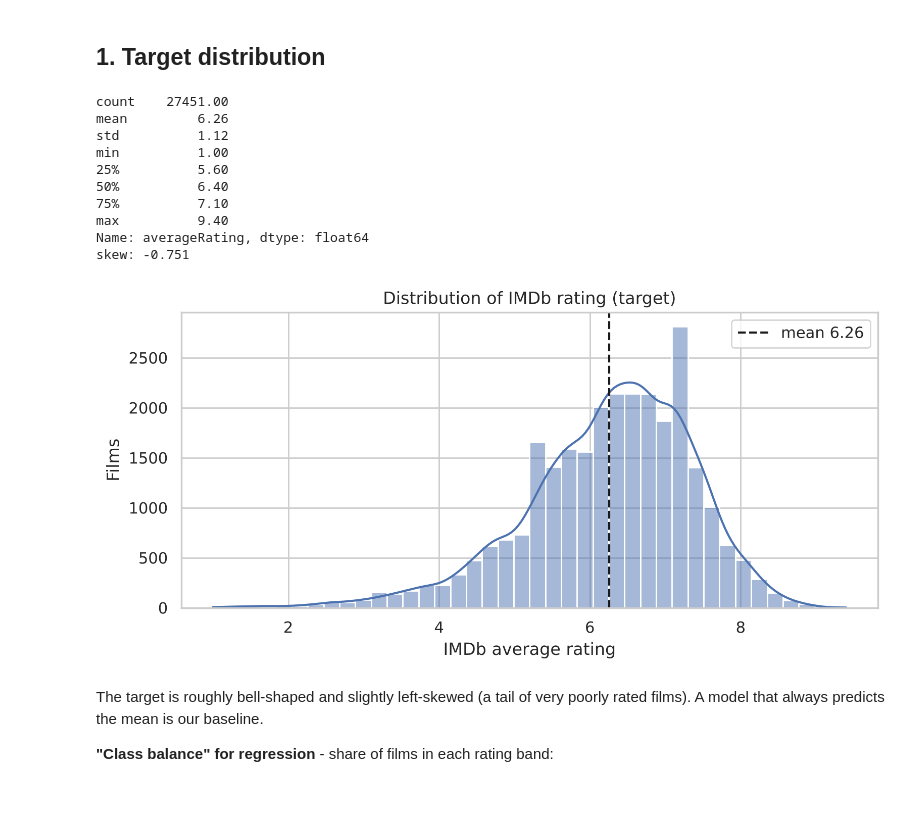
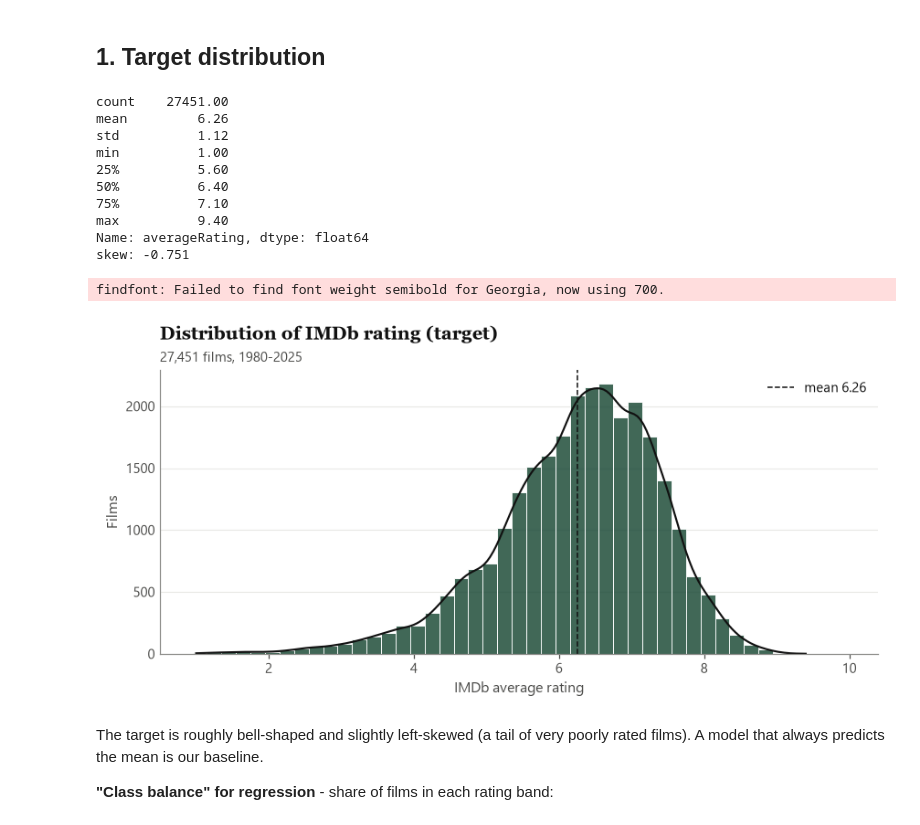
Before and after one commit to OwaisKamran/CineScore, a Jupyter notebook: notebooks/01_eda.ipynb, the cells around one changed output. Saved outputs shown, nothing was run; the diff lists cells and outputs as text; code cells hidden in the pictures; blank space fills up the shorter version.

```diff
--- a/notebooks/01_eda.ipynb
+++ b/notebooks/01_eda.ipynb
@@ -16,7 +16,9 @@ import seaborn as sns
 ROOT = Path.cwd().parent if Path.cwd().name == "notebooks" else Path.cwd()
 FIG = ROOT / "reports" / "figures"
 FIG.mkdir(parents=True, exist_ok=True)
-sns.set_theme(style="whitegrid", context="notebook")
+from cinescore_style import ACCENT, BOX, GREY, INK, LIGHT, MUTED, apply_style, title
+
+apply_style()  # one shared chart style (same colours as the web apps), see cinescore_style.py
 
 df = pd.read_parquet(ROOT / "data" / "processed" / "features.parquet")
 print(df.shape)
@@ -34,24 +36,28 @@ def save(name):
 # %%
 print(df.averageRating.describe().round(2))
 print("skew:", round(df.averageRating.skew(), 3))
 fig, ax = plt.subplots(figsize=(8, 4))
-sns.histplot(df.averageRating, bins=40, kde=True, ax=ax)
-ax.axvline(df.averageRating.mean(), color="k", ls="--", label=f"mean {df.averageRating.mean():.2f}")
-ax.set(title="Distribution of IMDb rating (target)", xlabel="IMDb average rating", ylabel="Films")
+# 0.2-wide bins aligned to the one-decimal ratings (equal-width bins would catch 2 or 3 values unevenly)
+sns.histplot(df.averageRating, bins=np.arange(0.95, 10.05, 0.2), kde=True, ax=ax, color=ACCENT, alpha=.85)
+ax.lines[0].set(color=INK, linewidth=1.4)  # density curve in ink
+ax.axvline(df.averageRating.mean(), color=INK, ls="--", lw=1, label=f"mean {df.averageRating.mean():.2f}")
+title(ax, "Distribution of IMDb rating (target)", f"{len(df):,} films, 1980-2025")
+ax.set(xlabel="IMDb average rating", ylabel="Films")
 ax.legend()
 save("01_target_distribution")
 # %% [output]
 count    27451.00
 mean         6.26
 std          1.12
 min          1.00
 25%          5.60
 50%          6.40
 75%          7.10
 max          9.40
 Name: averageRating, dtype: float64
 skew: -0.751
+findfont: Failed to find font weight semibold for Georgia, now using 700.
-[figure, old version]
+[figure, new version]
 # %% [markdown]
 The target is roughly bell-shaped and slightly left-skewed (a tail of very poorly rated films).
 A model that always predicts the mean is our baseline.
```
Also changed, not shown: parts of 7 cells of this notebook, 19 other files.
